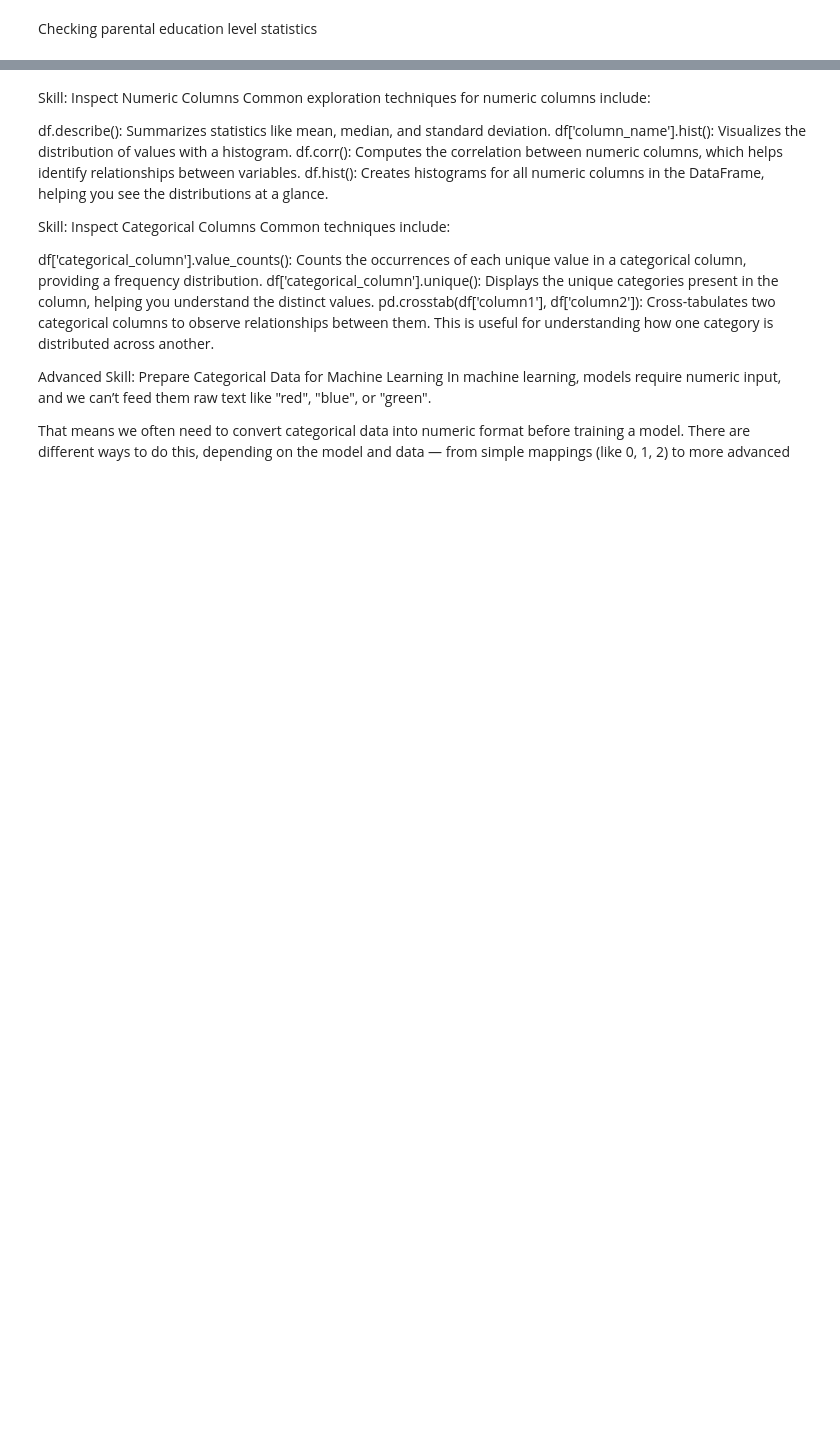
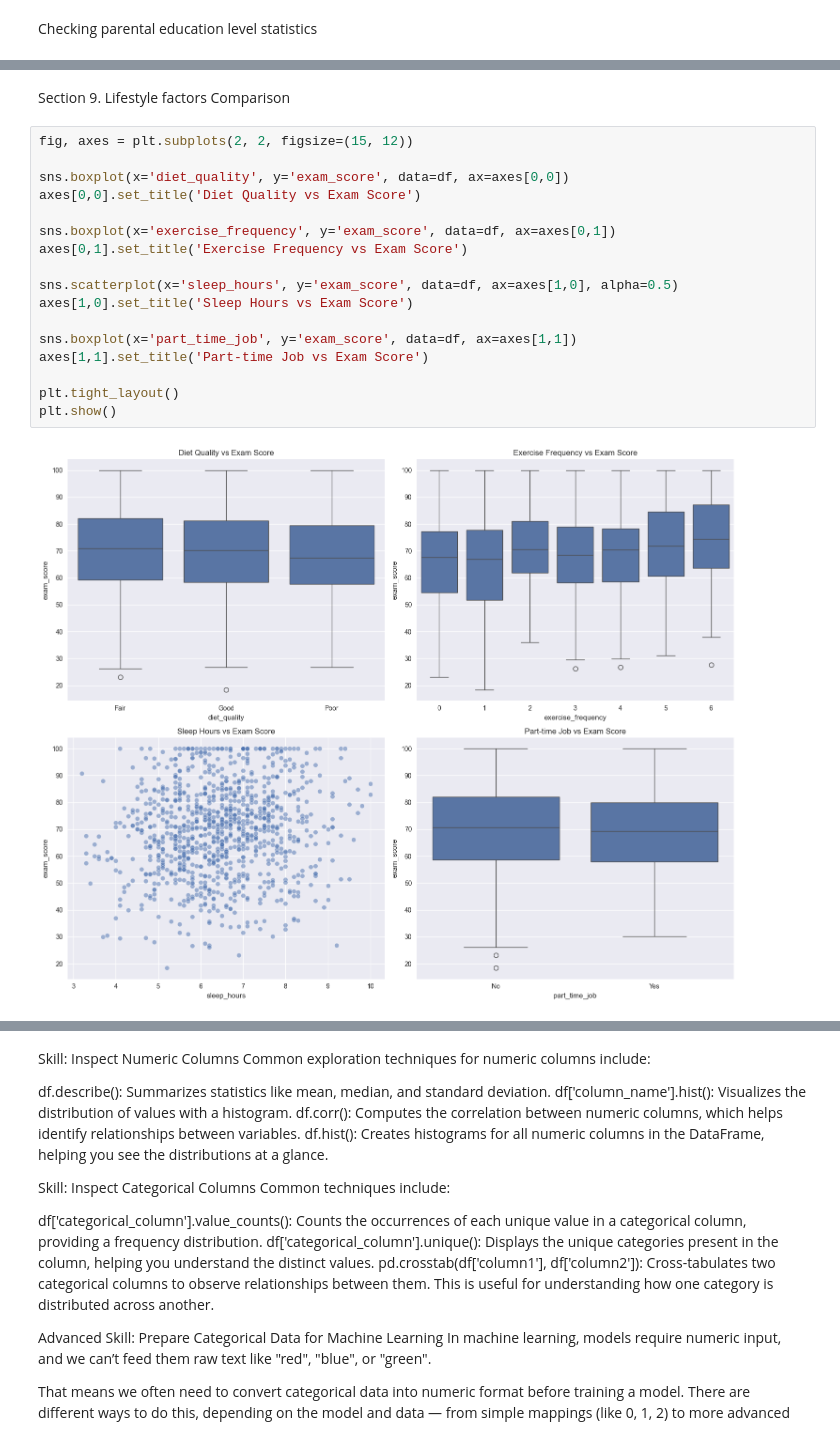
Before and after one commit to Airfirm/datafun-06-eda, a Jupyter notebook: femi_eda.ipynb, the cells around one changed output, grey strips where cells are left out. Cells and saved outputs as stored; diff of their text form; blank space fills up the shorter version.

```diff
--- a/femi_eda.ipynb
+++ b/femi_eda.ipynb
@@ -183,0 +243,21 @@ dtype: int64
+# %% [markdown]
+Section 9. Lifestyle factors Comparison
+# %%
+fig, axes = plt.subplots(2, 2, figsize=(15, 12))
+
+sns.boxplot(x='diet_quality', y='exam_score', data=df, ax=axes[0,0])
+axes[0,0].set_title('Diet Quality vs Exam Score')
+
+sns.boxplot(x='exercise_frequency', y='exam_score', data=df, ax=axes[0,1])
+axes[0,1].set_title('Exercise Frequency vs Exam Score')
+
+sns.scatterplot(x='sleep_hours', y='exam_score', data=df, ax=axes[1,0], alpha=0.5)
+axes[1,0].set_title('Sleep Hours vs Exam Score')
+
+sns.boxplot(x='part_time_job', y='exam_score', data=df, ax=axes[1,1])
+axes[1,1].set_title('Part-time Job vs Exam Score')
+
+plt.tight_layout()
+plt.show()
+# %% [output]
+[figure, added]
```
Also changed, not shown: parts of 47 cells of this notebook.
